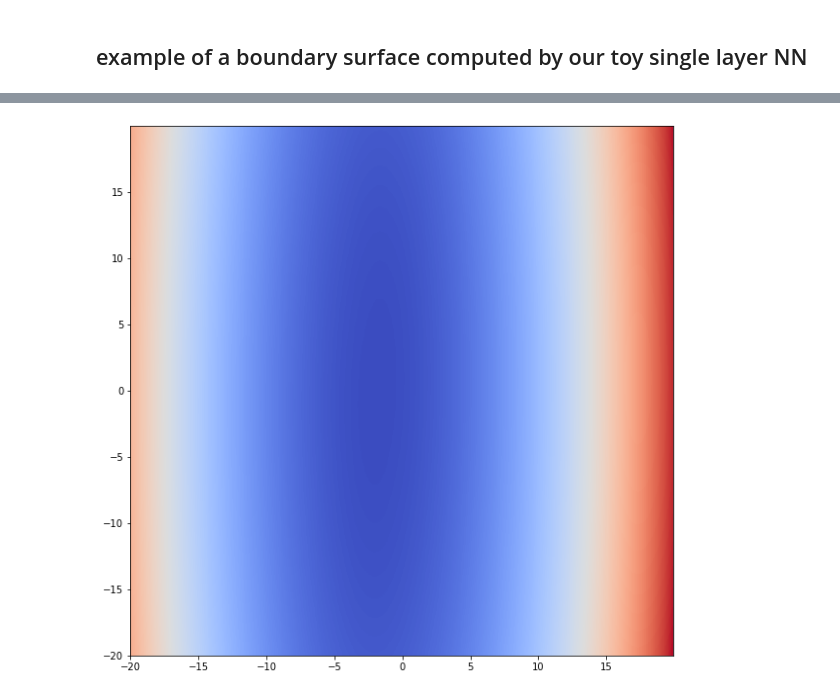
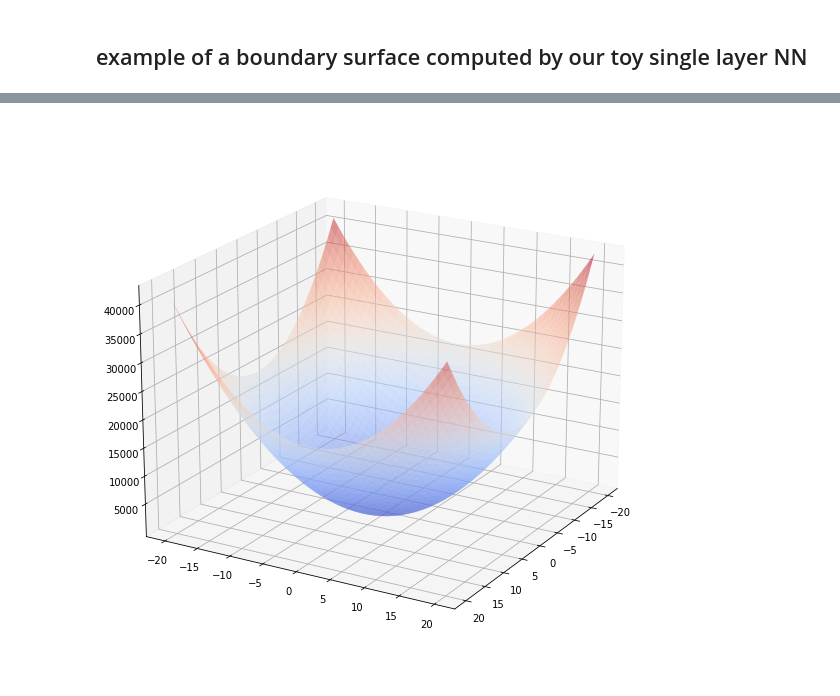
Before and after one commit to akash-07/optml-project, a Jupyter notebook: notes/notebooks/single_layer_model.ipynb, the cells around one changed output, grey strips where cells are left out. Saved outputs shown, nothing was run; the diff lists cells and outputs as text; code cells hidden in the pictures.

```diff
--- a/notes/notebooks/single_layer_model.ipynb
+++ b/notes/notebooks/single_layer_model.ipynb
@@ -28,11 +28,12 @@ plot(data)
 # %%
-def plot_surface3d(f,bounds = [-5,5,0.05], data=None):
+def plot_surface3d(f,bounds = [-5,5,0.05], data=None,angle=[10, -150]):
     fig, ax = plt.subplots(subplot_kw={"projection": "3d"})
     # Make data.
     X = np.arange(*bounds)
     Y = np.arange(*bounds)
     X, Y = np.meshgrid(X, Y)
     Z = np.reshape(f(X,Y),X.shape)
+    ax.view_init(*angle)
 
         # Plot the surface.
     surf = ax.plot_surface(X, Y, Z, cmap=cm.coolwarm,
@@ -51,6 +52,7 @@ def plot_scalarField(f,bounds = [-5,5,0.05], data=None):
     Z = np.reshape(f(X,Y),X.shape)
 
     plt.pcolormesh(X, Y, Z, cmap=cm.coolwarm)
+    plt.colorbar()
 
     if data:
         ax.scatter(data[0][:,0],data[0][:,1])
@@ -95,9 +100,8 @@ plot_surface3d(_nn)
 # %%
-def _loss(wx,wy) : return loss(data,np.array([np.ndarray.flatten(wx),-2,np.ndarray.flatten(wy)]), nn, SlopedTanh)
-# plot_surface3d(_loss, [-20,20,0.05])
-plot_scalarField(_loss, [-20,20,0.05])
+def _loss(wx,wy) : return loss(data,np.array([0.2*np.ndarray.flatten(wx),-0.1,np.ndarray.flatten(wy)]), nn, Id)
+plot_surface3d(_loss, [-20,20,0.05],angle=[20,30])
 # %% [output]
-[figure, old version]
+[figure, new version]
 # %%
 def _lx(x) : return loss(data,np.array([1,-1,x]), nn, SlopedTanh)
 bounds = [-20,20,0.05]
```
Also changed, not shown: parts of 5 cells of this notebook, 4 other files.
